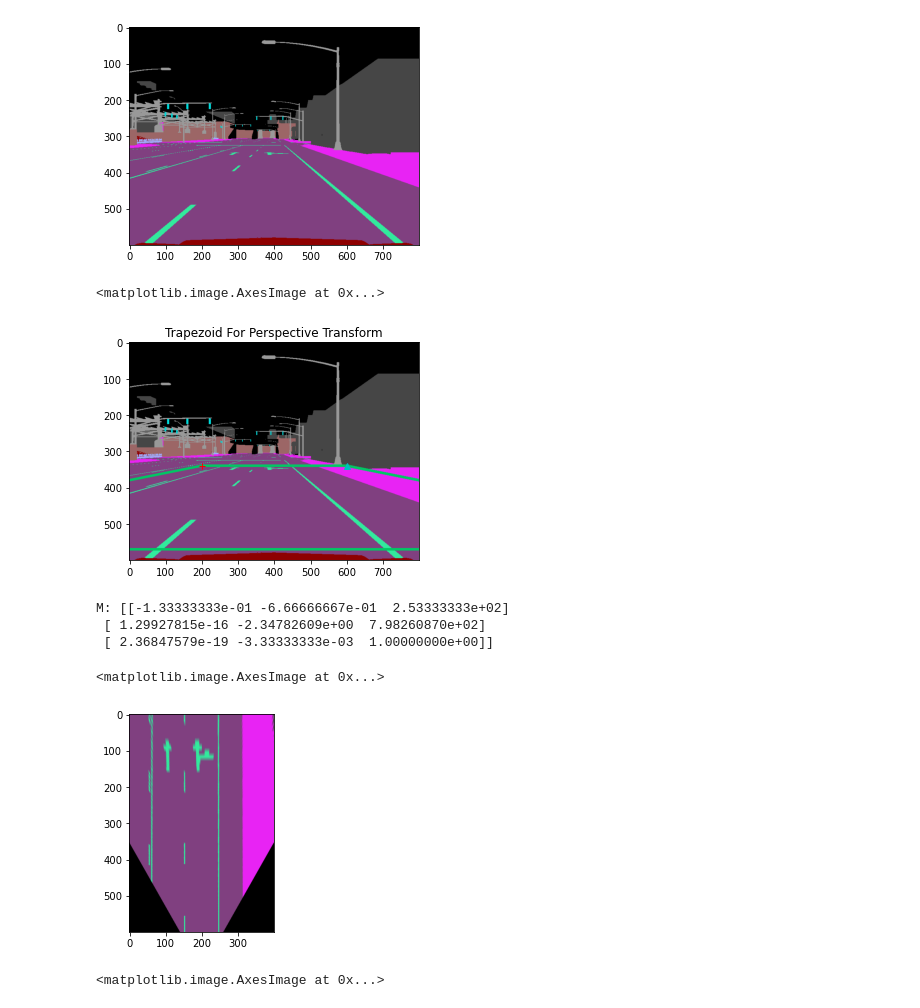
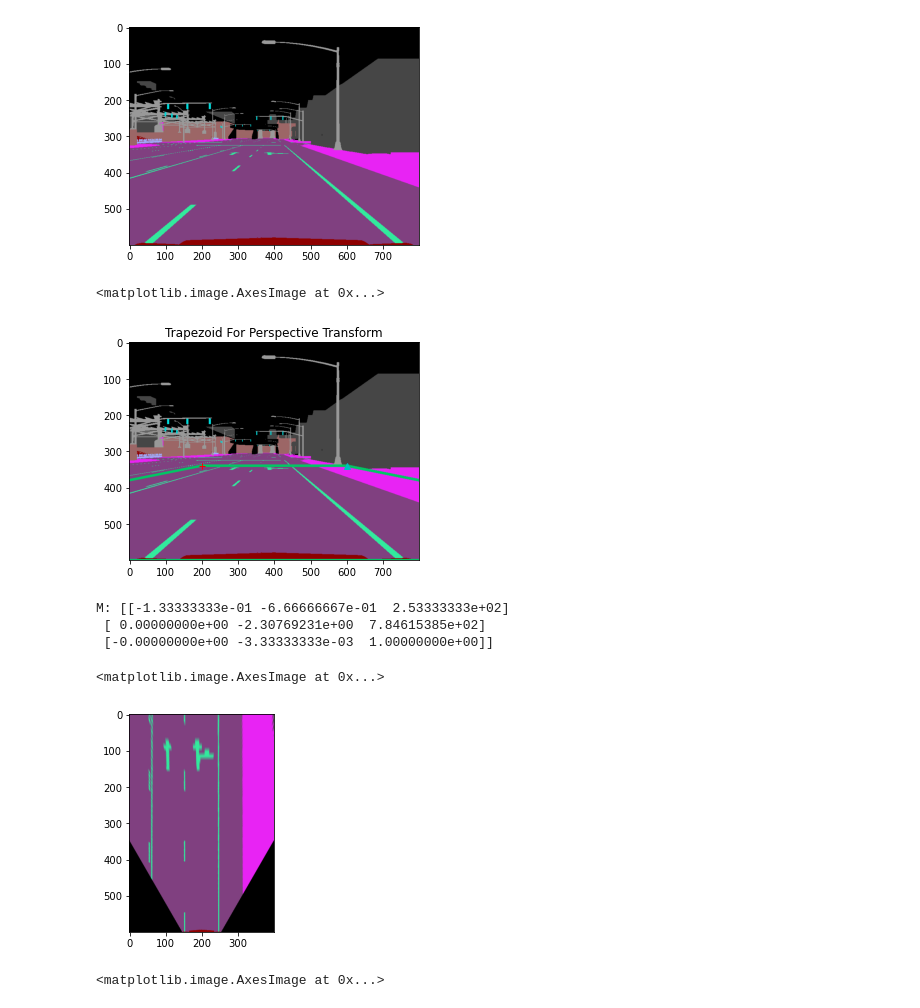
Before and after one commit to lian999111/carla-semantic-localization, a Jupyter notebook: vision/ipm_using_ideal_vanish_point.ipynb, the cells around one changed output. Saved outputs shown, nothing was run; the diff lists cells and outputs as text; code cells hidden in the pictures.

```diff
--- a/vision/ipm_using_ideal_vanish_point.ipynb
+++ b/vision/ipm_using_ideal_vanish_point.ipynb
@@ -54,36 +54,36 @@ def find_pt_inline(p1, p2, y):
     return [x, y]
 
 top = vp[1] + 40
-bot = 600 - 30
+bot = 600
 
 # Make a large width so that you can grab the lines on the challenge video
 width = 400
 
 p1 = [vp[0] - width/2, top]
 p2 = [vp[0] + width/2, top]
 p3 = find_pt_inline(p2, vp, bot)
 p4 = find_pt_inline(p1, vp, bot)
 
 src_pts = np.float32([p1, p2, p3, p4])
 
 # The destination image size after warping the trapezoid to the bird's eye view
 dst_size = (400, 600)   # width * height
 dst_pts = np.float32([[0, 0], [dst_size[0], 0],
                        [dst_size[0], dst_size[1]],
                        [0, dst_size[1]]])
 
 # Draw Trapezoid
 calib_img_copy = calib_img.copy()
 cv2.polylines(calib_img_copy, [src_pts.astype(np.int32)],True, (0,200,100), thickness=5)
 plt.plot(p1[0], p1[1], 'r+')
 plt.plot(p2[0], p2[1], 'c^')
 plt.plot(p3[0], p3[1], 'r^')
 plt.plot(p4[0], p4[1], 'g^')
 plt.title('Trapezoid For Perspective Transform')
 plt.imshow(calib_img_copy)
 # %% [output]
 <matplotlib.image.AxesImage at 0x...>
-[figure, old version]
+[figure, new version]
 # %%
 M_inv = cv2.getPerspectiveTransform(dst_pts, src_pts)
 M = cv2.getPerspectiveTransform(src_pts, dst_pts)
@@ -93,10 +93,10 @@ warped = cv2.warpPerspective(calib_img, M, warped_shape)
 plt.imshow(warped)
 # %% [output]
 M: [[-1.33333333e-01 -6.66666667e-01  2.53333333e+02]
- [ 1.29927815e-16 -2.34782609e+00  7.98260870e+02]
- [ 2.36847579e-19 -3.33333333e-03  1.00000000e+00]]
+ [ 0.00000000e+00 -2.30769231e+00  7.84615385e+02]
+ [-0.00000000e+00 -3.33333333e-03  1.00000000e+00]]
 <matplotlib.image.AxesImage at 0x...>
-[figure, old version]
+[figure, new version]
 # %%
 valid_mask = (warped[:, :, 0] != 0)
 plt.imshow(valid_mask.astype(np.uint8))
```
Also changed, not shown: parts of 2 cells of this notebook, 1 other file.
